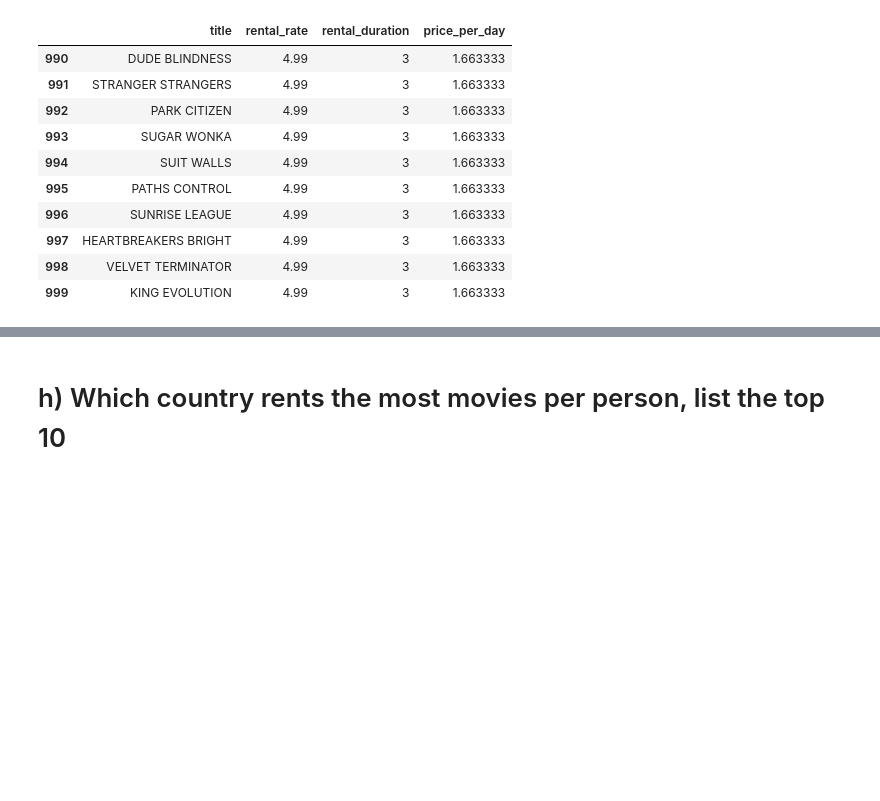
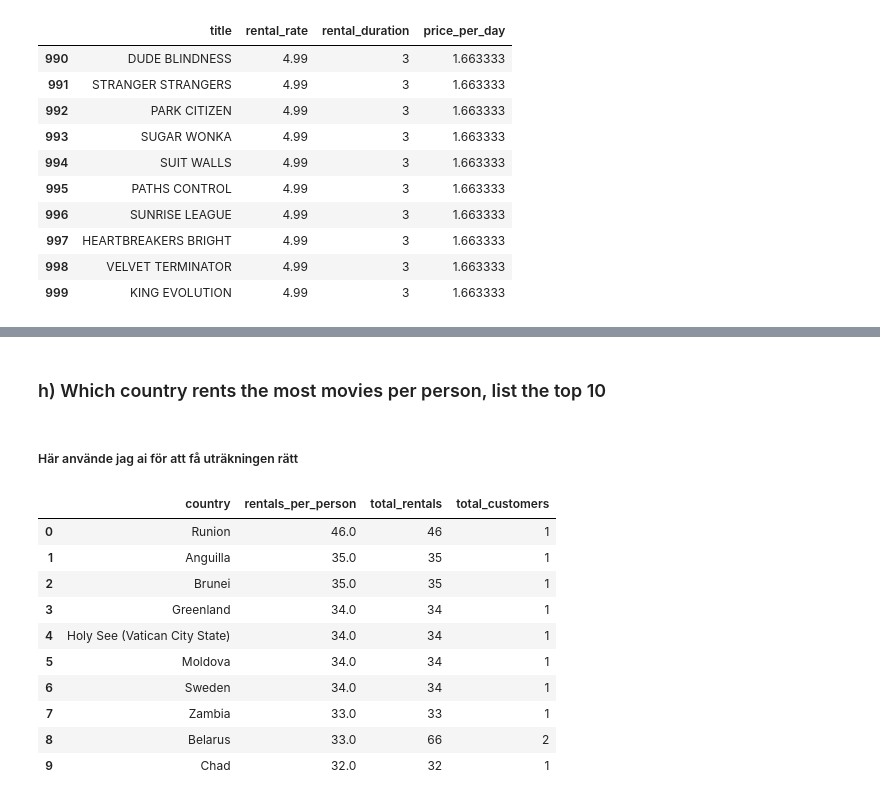
Before and after one commit to norelindkvist-debug/sakila_lab_nore_lindkvist, a Jupyter notebook: main.ipynb, the cells around one changed output, grey strips where cells are left out. Saved outputs shown, nothing was run; the diff lists cells and outputs as text; code cells hidden in the pictures; blank space fills up the shorter version.

```diff
--- a/main.ipynb
+++ b/main.ipynb
@@ -167,2 +209,37 @@ films_joined.head(10)
 # %% [markdown]
-# h) Which country rents the most movies per person, list the top 10
+### h) Which country rents the most movies per person, list the top 10
+# %% [markdown]
+##### Här använde jag ai för att få uträkningen rätt
+# %%
+county_that_rented_the_most_movies_per_person = query_sakila("""--sql
+SELECT
+    co.country,
+    COUNT(r.rental_id) * 1.0 / COUNT(DISTINCT cu.customer_id) AS rentals_per_person,
+    COUNT(r.rental_id) AS total_rentals,
+    COUNT(DISTINCT cu.customer_id) AS total_customers
+FROM country co
+JOIN city ci
+    ON co.country_id = ci.country_id
+JOIN address a
+    ON ci.city_id = a.city_id
+JOIN customer cu
+    ON a.address_id = cu.address_id
+JOIN rental r
+    ON cu.customer_id = r.customer_id
+GROUP BY co.country
+ORDER BY rentals_per_person DESC;
+""")
+
+county_that_rented_the_most_movies_per_person.head(10)
+# %% [output]
+|  | country | rentals_per_person | total_rentals | total_customers |
+| 0 | Runion | 46.0 | 46 | 1 |
+| 1 | Anguilla | 35.0 | 35 | 1 |
+| 2 | Brunei | 35.0 | 35 | 1 |
+| 3 | Greenland | 34.0 | 34 | 1 |
+| 4 | Holy See (Vatican City State) | 34.0 | 34 | 1 |
+| 5 | Moldova | 34.0 | 34 | 1 |
+| 6 | Sweden | 34.0 | 34 | 1 |
+| 7 | Zambia | 33.0 | 33 | 1 |
+| 8 | Belarus | 33.0 | 66 | 2 |
+| 9 | Chad | 32.0 | 32 | 1 |
```
Also changed, not shown: parts of 19 cells of this notebook, 3 other files.
